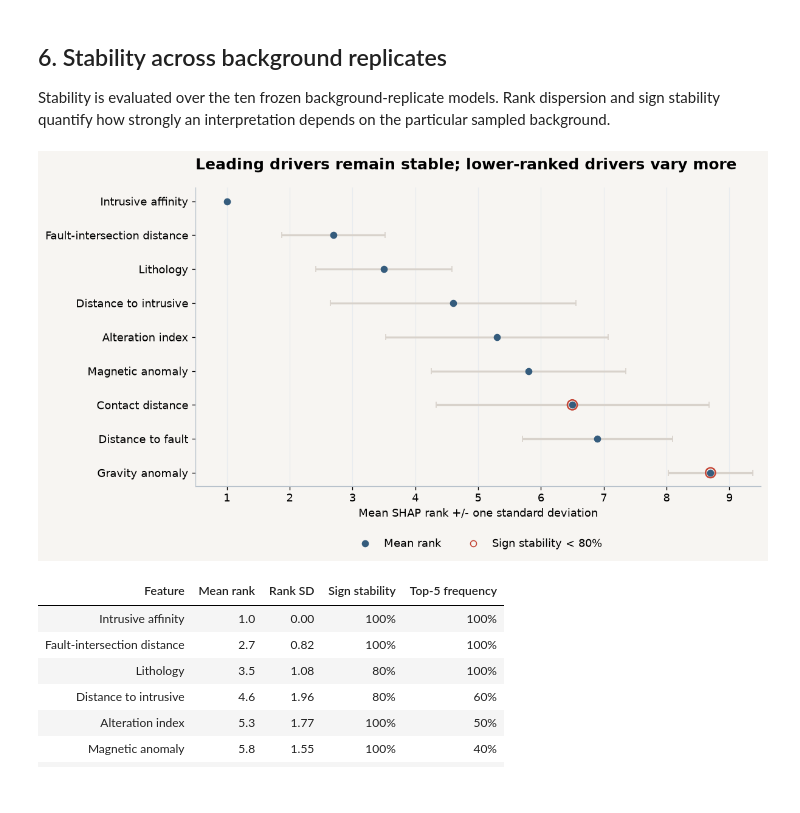
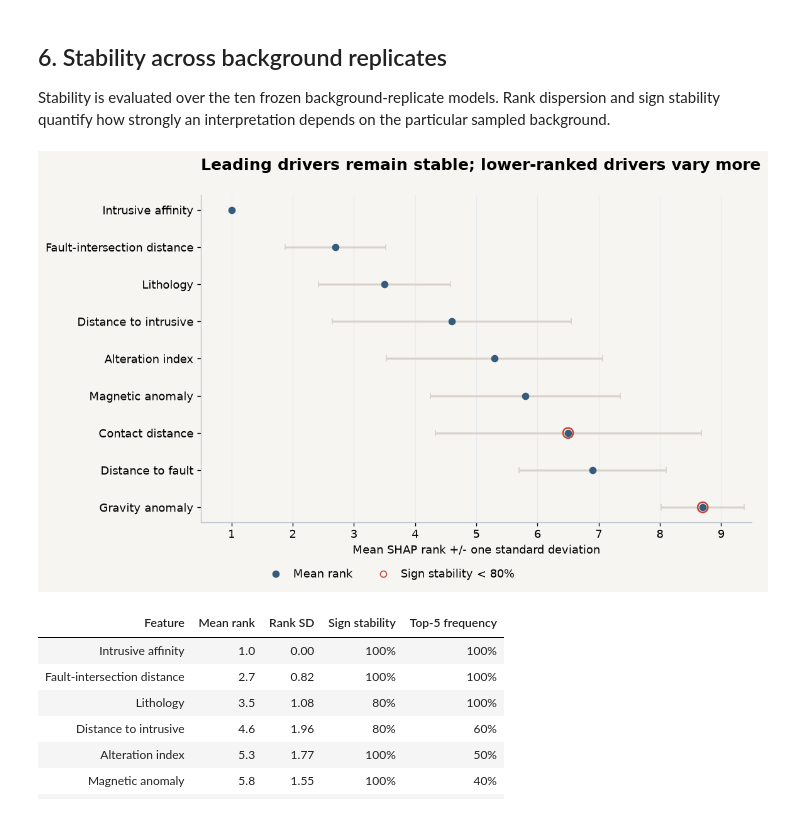
Before and after one commit to EHDataAI/geoai-mineral-labs, a Jupyter notebook: labs/lab06_explainable_geoai/06_explainable_geoai.ipynb, the cells around one changed output. Cells and saved outputs as stored; diff of their text form; code cells hidden in the pictures.

```diff
--- a/labs/lab06_explainable_geoai/06_explainable_geoai.ipynb
+++ b/labs/lab06_explainable_geoai/06_explainable_geoai.ipynb
@@ -299,21 +299,21 @@ format_table(contract_table)
 | Model reselected | No |
 | Score semantics | Prospectivity ranking score |
 # %%
-fig, ax = plt.subplots(figsize=(11.5, 3.4))
+fig, ax = plt.subplots(figsize=(12.8, 4.0))
 ax.set_xlim(0, 1)
 ax.set_ylim(0, 1)
 ax.axis("off")
 
 stages = [
-    (0.03, "Frozen model", "Feature A\nLogistic Regression"),
-    (0.235, "Global evidence", "Coefficients\nPermutation\nSHAP"),
-    (0.44, "Local evidence", "Deterministic\nrank-tier cases"),
-    (0.645, "Spatial XAI", "OOS cell-level\ncontributions"),
-    (0.835, "Robustness", "Stability\nmethod agreement"),
+    (0.025, "Frozen model", "Feature A\nLogistic Regression"),
+    (0.220, "Global evidence", "Coefficients\nPermutation\nSHAP"),
+    (0.415, "Local evidence", "Deterministic\nrank-tier cases"),
+    (0.610, "Spatial XAI", "OOS cell-level\ncontributions"),
+    (0.805, "Robustness", "Stability\nmethod agreement"),
 ]
 
 for index, (x, title, subtitle) in enumerate(stages):
-    width = 0.14
+    width = 0.13
     box = FancyBboxPatch(
         (x, 0.36),
         width,
@@ -369,13 +369,13 @@ ax.text(
 ax.set_title(
     "Explainability architecture preserves the frozen OOS contract",
     loc="left",
-    pad=10,
+    pad=24,
 )
 fig.subplots_adjust(
     left=0.04,
-    right=0.98,
-    top=0.84,
-    bottom=0.14,
+    right=0.985,
+    top=0.82,
+    bottom=0.16,
 )
 plt.show()
 # %% [output]
@@ -1125,42 +1144,48 @@ clean_axis(ax)
 ax.set_title(
     "Leading drivers remain stable; lower-ranked drivers vary more",
     loc="left",
-    pad=18,
+    pad=24,
 )
 
 legend = [
     Line2D(
         [0],
         [0],
         marker="o",
         color="none",
         markerfacecolor=TRUST,
         markeredgecolor=TRUST,
         label="Mean rank",
     ),
     Line2D(
         [0],
         [0],
         marker="o",
         color="none",
         markerfacecolor="none",
         markeredgecolor=ACCENT,
         label="Sign stability < 80%",
     ),
 ]
-ax.legend(
+fig.legend(
     handles=legend,
-    bbox_to_anchor=(0.5, -0.16),
-    loc="upper center",
+    loc="lower center",
+    bbox_to_anchor=(0.5, 0.015),
     ncol=2,
     frameon=False,
-    borderaxespad=0.0,
+    columnspacing=1.8,
+    handletextpad=0.6,
 )
 
-fig.subplots_adjust(top=0.88, bottom=0.22)
+fig.subplots_adjust(
+    left=0.25,
+    right=0.98,
+    top=0.86,
+    bottom=0.16,
+)
 plt.show()
 # %% [output]
-[figure, old version]
+[figure, new version]
 # %%
 stability_table = stability.copy()
 stability_table["Feature"] = stability_table["feature"].map(
```
Also changed, not shown: parts of 3 cells of this notebook, 2 other files.
